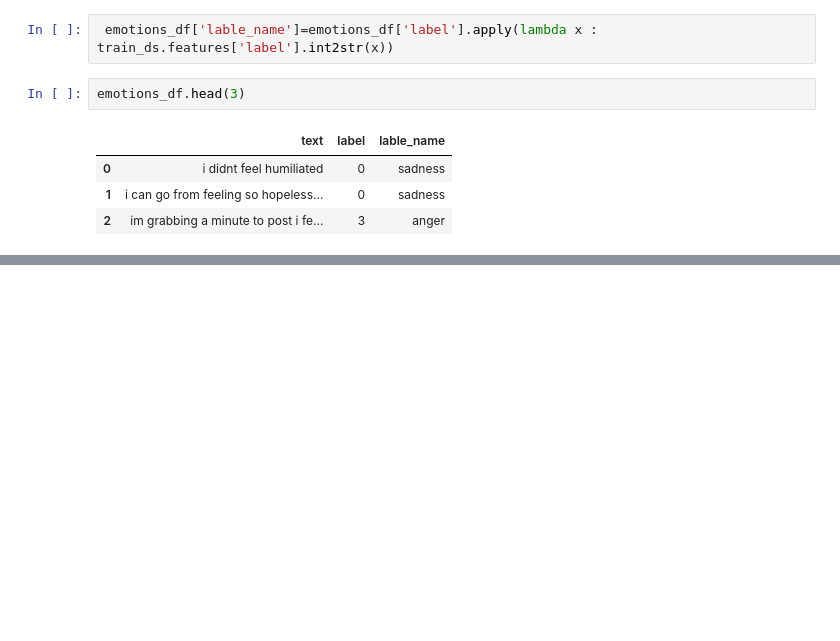
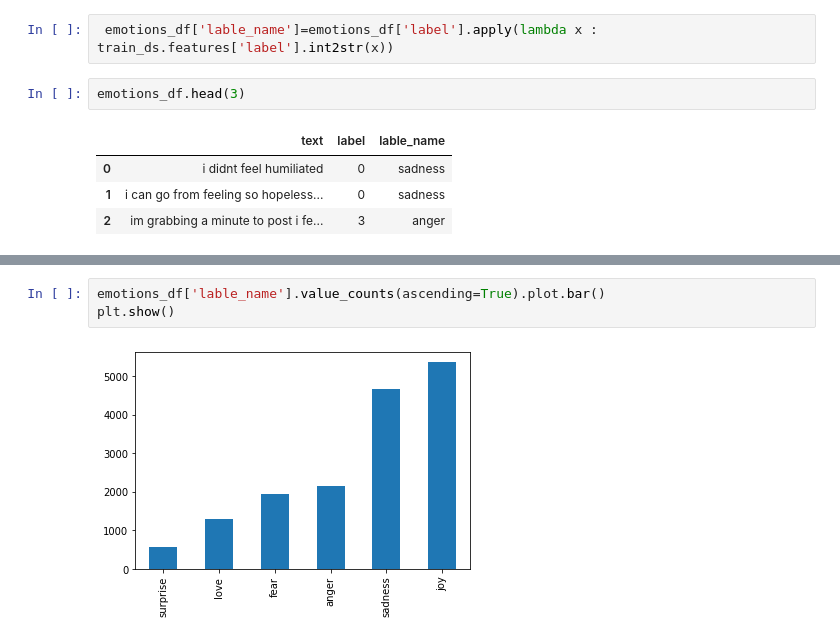
Before and after one commit to takenev59/Hugging_face, a Jupyter notebook: Hugging_face_transformers_part1.ipynb, the cells around one changed output, grey strips where cells are left out. Cells and saved outputs as stored; diff of their text form; blank space fills up the shorter version.

```diff
--- a/Hugging_face_transformers_part1.ipynb
+++ b/Hugging_face_transformers_part1.ipynb
@@ -159,0 +177,5 @@ emotions_df.head(3)
+# %%
+emotions_df['lable_name'].value_counts(ascending=True).plot.bar()
+plt.show()
+# %% [output]
+[figure, added]
```
Also changed, not shown: parts of 3 cells of this notebook.
